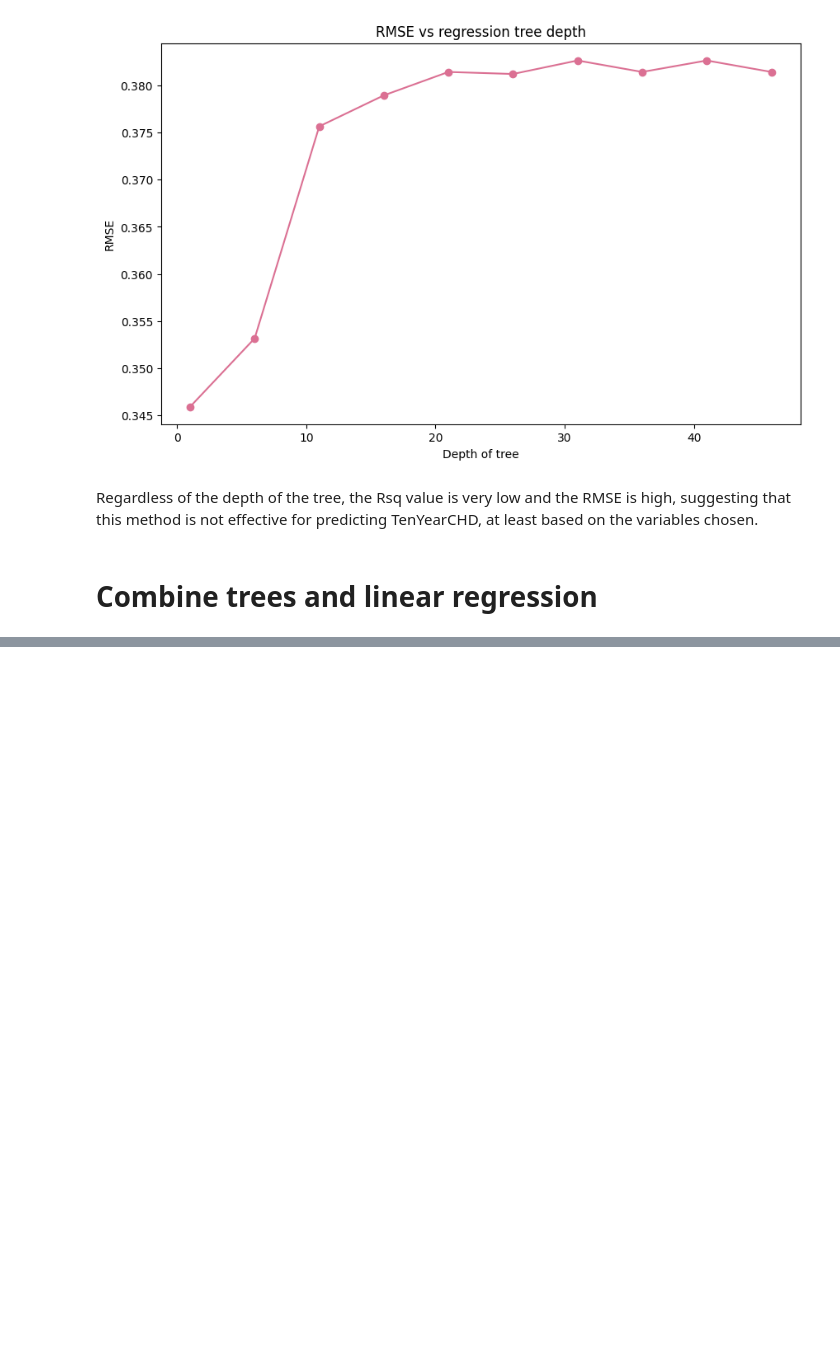
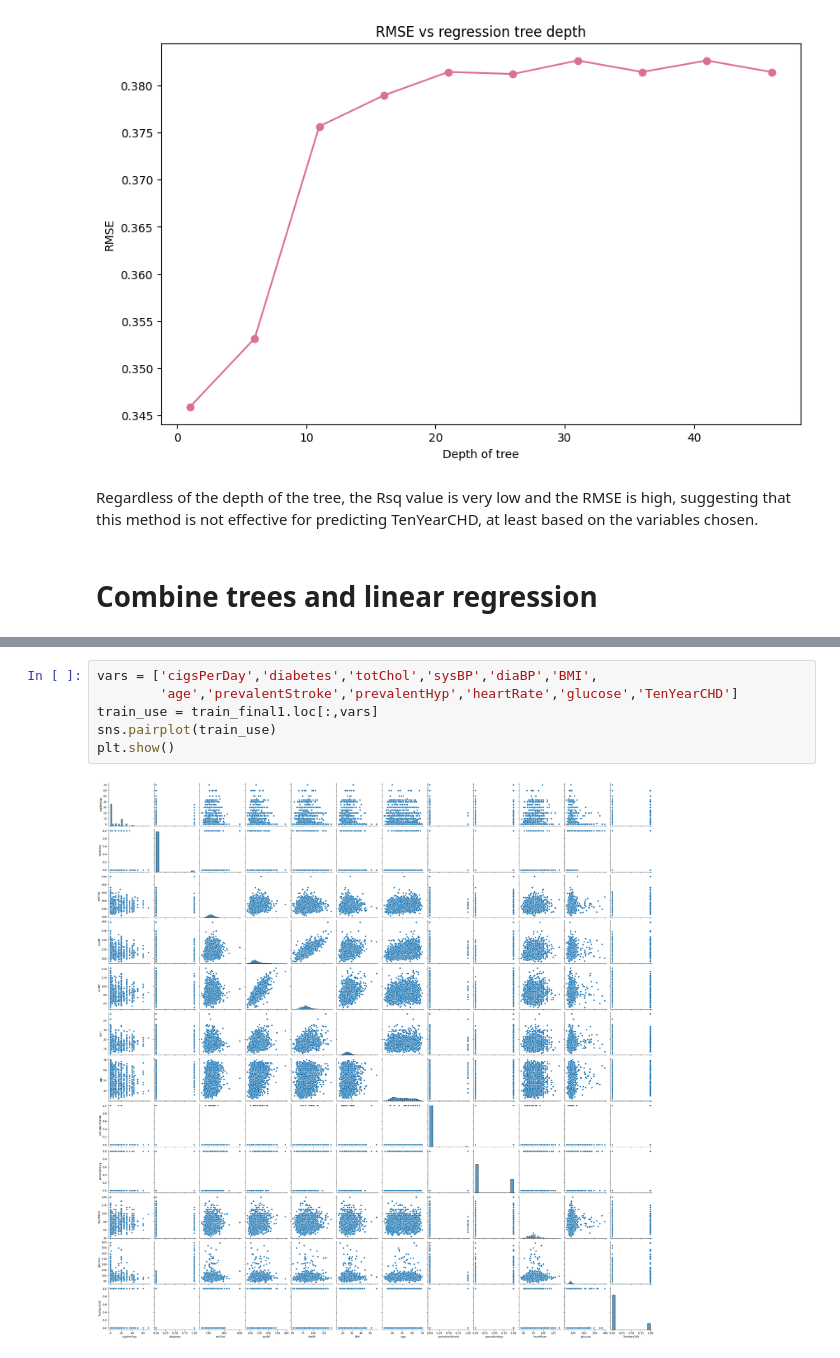
Before and after one commit to Catherine-Nguyen88/project_chd, a Jupyter notebook: chd_Isabella's_part.ipynb, the cells around one changed output, grey strips where cells are left out. Drawn from its saved outputs; the diff is of its cells as text; blank space fills up the shorter version.

```diff
--- a/chd_Isabella's_part.ipynb
+++ b/chd_Isabella's_part.ipynb
@@ -342,0 +419,8 @@ R squared:
+# %%
+vars = ['cigsPerDay','diabetes','totChol','sysBP','diaBP','BMI',
+        'age','prevalentStroke','prevalentHyp','heartRate','glucose','TenYearCHD']
+train_use = train_final1.loc[:,vars]
+sns.pairplot(train_use)
+plt.show()
+# %% [output]
+[figure, added]
```
Also changed, not shown: parts of 9 cells of this notebook.
